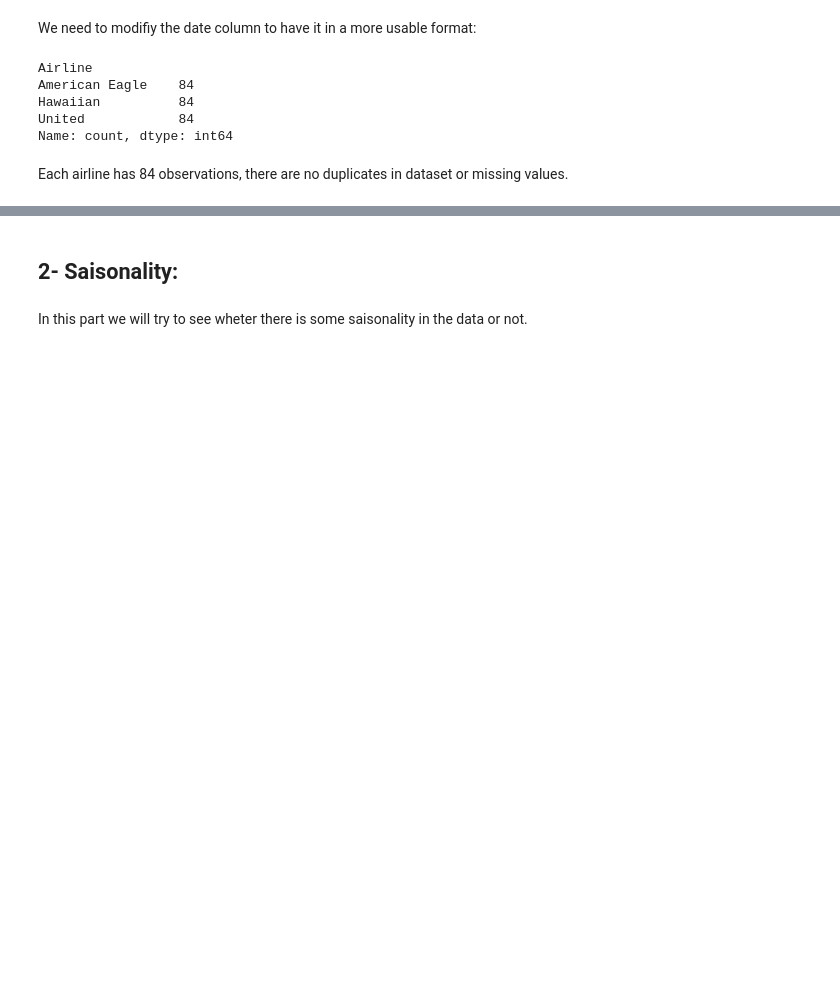
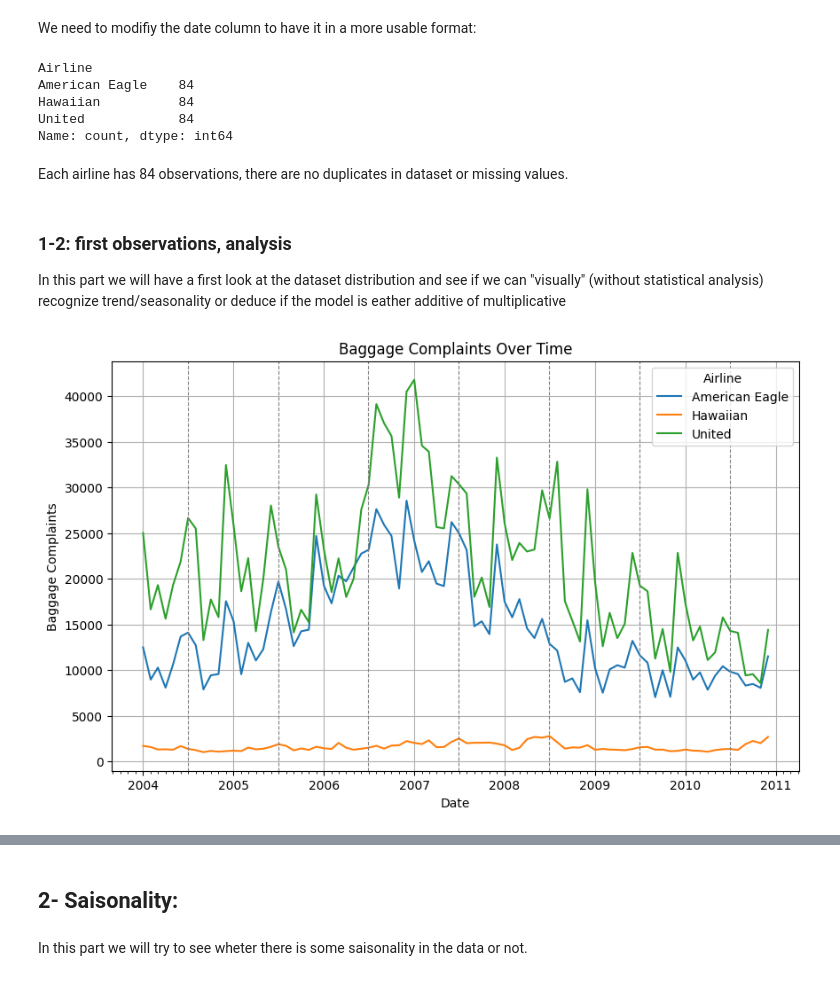
Before and after one commit to claragbl/Time_Series_Analysis_Project, a Jupyter notebook: Time_Series_Gaubil_Rageot.ipynb, the cells around one changed output, grey strips where cells are left out. Saved outputs shown, nothing was run; the diff lists cells and outputs as text; code cells hidden in the pictures; blank space fills up the shorter version.

Commit message:
1st step done: data exploration and cleaning

```diff
--- a/Time_Series_Gaubil_Rageot.ipynb
+++ b/Time_Series_Gaubil_Rageot.ipynb
@@ -92,3 +121,28 @@ United            84
 Name: count, dtype: int64
 # %% [markdown]
 Each airline has 84 observations, there are no duplicates in dataset or missing values.
+# %% [markdown]
+### **1-2: first observations, analysis**
+
+In this part we will have a first look at the dataset distribution and see if we can "visually" (without statistical analysis) recognize trend/seasonality or deduce if the model is eather additive of multiplicative
+# %%
+plt.figure(figsize=(10, 6))
+sns.lineplot(x='Date', y='Baggage', hue='Airline', data=df_baggage)
+
+# Set locator for x-axis ticks (showing only years, adjust as needed)
+plt.gca().xaxis.set_major_locator(YearLocator())
+plt.gca().xaxis.set_minor_locator(MonthLocator())
+plt.gca().xaxis.set_major_formatter(DateFormatter('%Y'))
+
+# Midpoint of each year
+for year in df_baggage['Date'].dt.year.unique():
+    mid_date = pd.to_datetime(f'{year}-06-30')
+    plt.axvline(mid_date, linestyle='--', color='grey', linewidth=0.8)
+
+plt.title('Baggage Complaints Over Time')
+plt.xlabel('Date')
+plt.ylabel('Baggage Complaints')
+plt.grid(True)
+plt.show()
+# %% [output]
+[figure, added]
```
Also changed, not shown: parts of 9 cells of this notebook, 1 other file.
